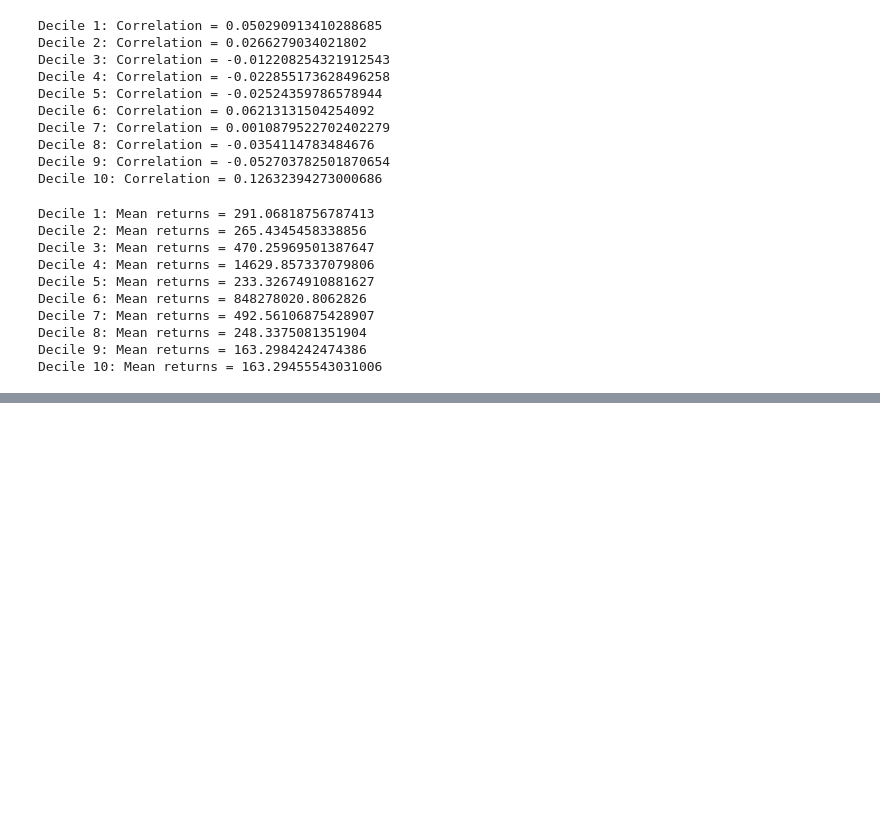
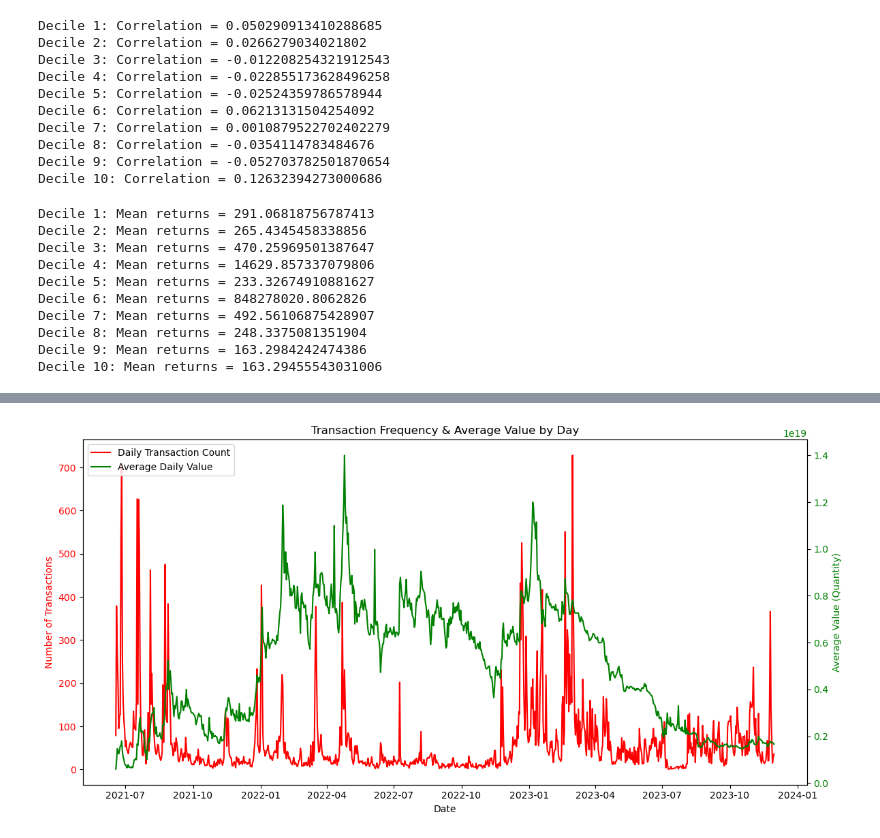
Before and after one commit to janekplowanie/Opensea-Transaction-Retriever, a Jupyter notebook: Statistical_analysis.ipynb, the cells around one changed output, grey strips where cells are left out. Cells and saved outputs as stored; diff of their text form; code cells hidden in the pictures; blank space fills up the shorter version.

```diff
--- a/Statistical_analysis.ipynb
+++ b/Statistical_analysis.ipynb
@@ -179,0 +193,5 @@ Decile 10: Mean returns = 163.29455543031006
+# %%
+# Assuming your DataFrame is loaded as 'transactions_df' and the timestamp, value columns are 'timestamp', 'payment.quantity' respectively
+plot_transaction_frequency_and_avg_value(df_bakc_rev, 'event_timestamp', 'payment.quantity', 'Transaction Frequency & Average Value by Day')
+# %% [output]
+[figure, added]
```
Also changed, not shown: parts of 6 cells of this notebook, 2 other files.
